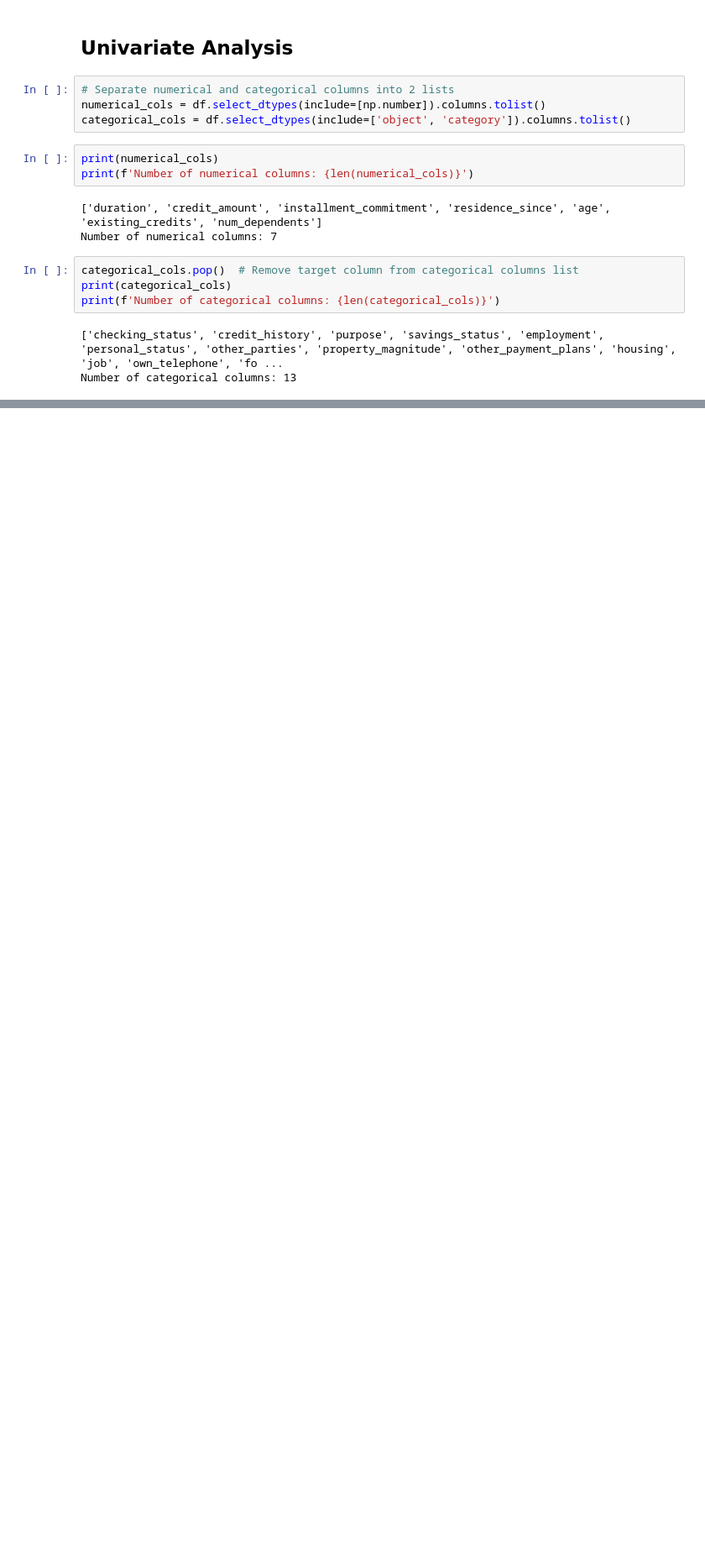
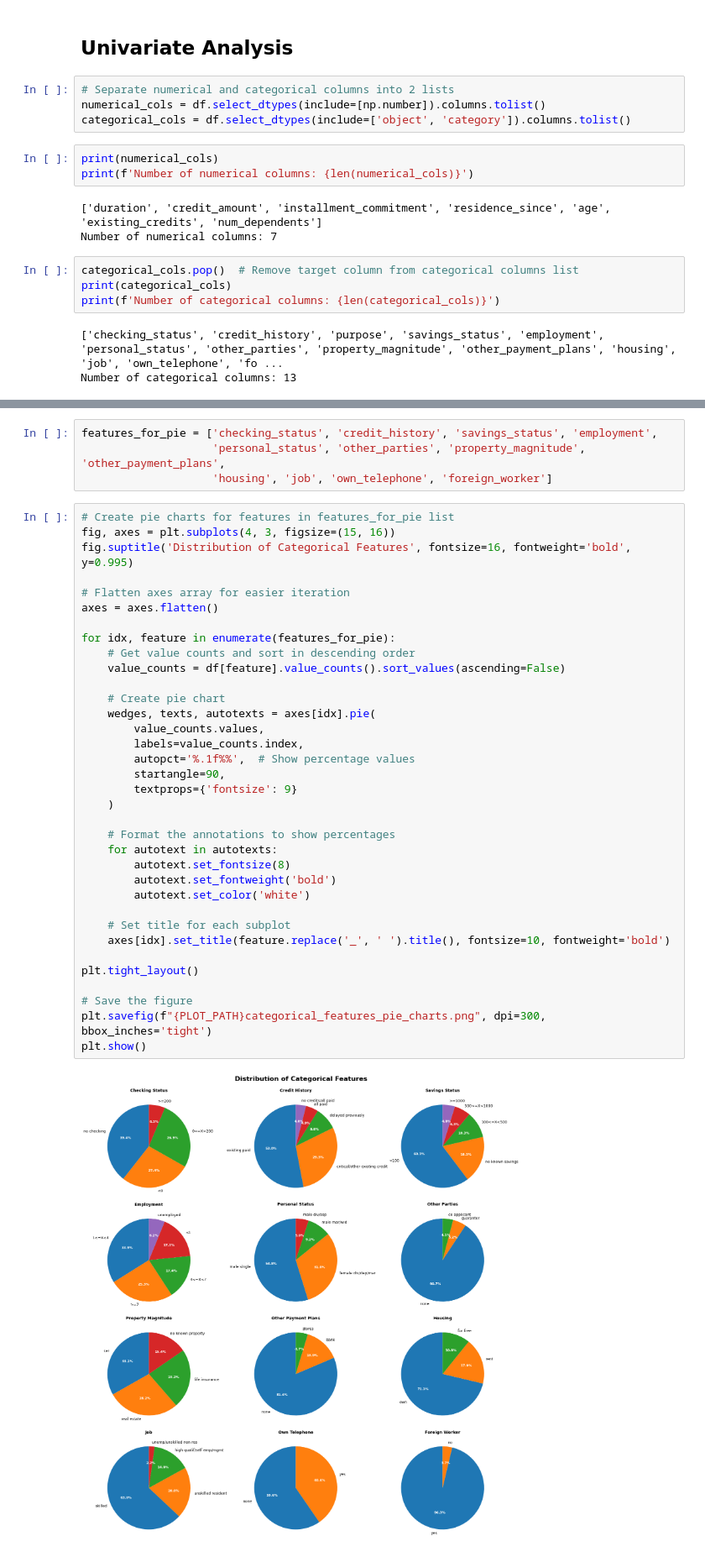
Before and after one commit to dingaroo/credit-g, a Jupyter notebook: eda.ipynb, the cells around one changed output, grey strips where cells are left out. Shown at 84% size. Drawn from its saved outputs; the diff is of its cells as text; blank space fills up the shorter version.

Commit message:
Completed Univariate Analysis of categorical and numerical variables.

```diff
--- a/eda.ipynb
+++ b/eda.ipynb
@@ -285,0 +317,41 @@ plt.show()
+# %%
+features_for_pie = ['checking_status', 'credit_history', 'savings_status', 'employment',
+                    'personal_status', 'other_parties', 'property_magnitude', 'other_payment_plans',
+                    'housing', 'job', 'own_telephone', 'foreign_worker']
+# %%
+# Create pie charts for features in features_for_pie list
+fig, axes = plt.subplots(4, 3, figsize=(15, 16))
+fig.suptitle('Distribution of Categorical Features', fontsize=16, fontweight='bold', y=0.995)
+
+# Flatten axes array for easier iteration
+axes = axes.flatten()
+
+for idx, feature in enumerate(features_for_pie):
+    # Get value counts and sort in descending order
+    value_counts = df[feature].value_counts().sort_values(ascending=False)
+
+    # Create pie chart
+    wedges, texts, autotexts = axes[idx].pie(
+        value_counts.values,
+        labels=value_counts.index,
+        autopct='%.1f%%',  # Show percentage values
+        startangle=90,
+        textprops={'fontsize': 9}
+    )
+
+    # Format the annotations to show percentages
+    for autotext in autotexts:
+        autotext.set_fontsize(8)
+        autotext.set_fontweight('bold')
+        autotext.set_color('white')
+
+    # Set title for each subplot
+    axes[idx].set_title(feature.replace('_', ' ').title(), fontsize=10, fontweight='bold')
+
+plt.tight_layout()
+
+# Save the figure
+plt.savefig(f"{PLOT_PATH}categorical_features_pie_charts.png", dpi=300, bbox_inches='tight')
+plt.show()
+# %% [output]
+[figure, added]
```
Also changed, not shown: parts of 7 cells of this notebook, 3 other files.
